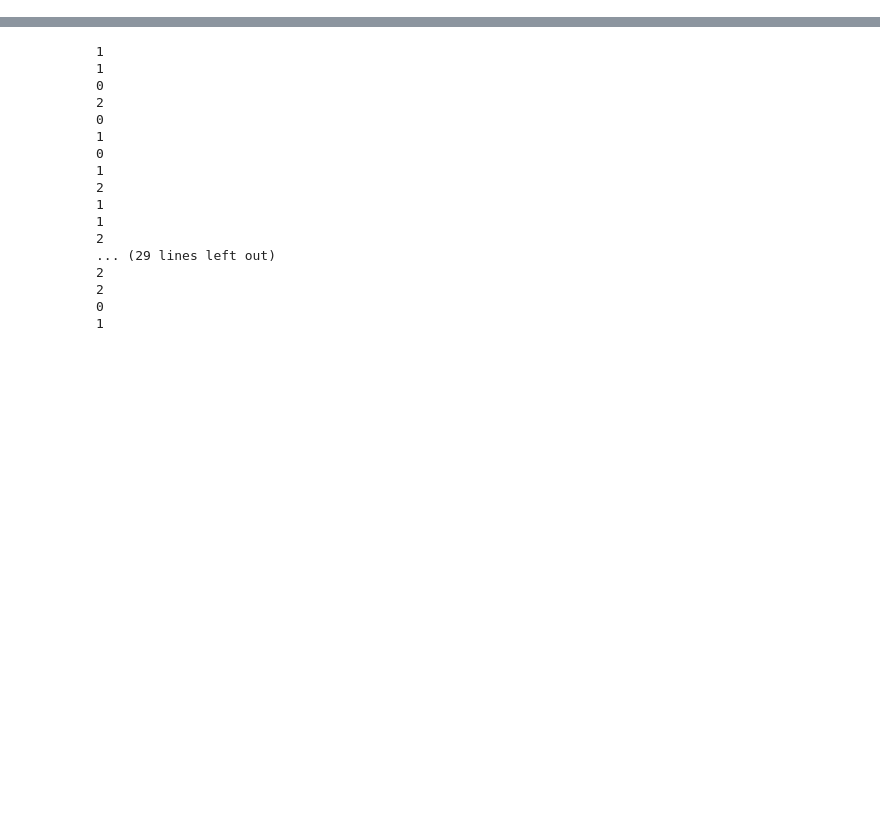
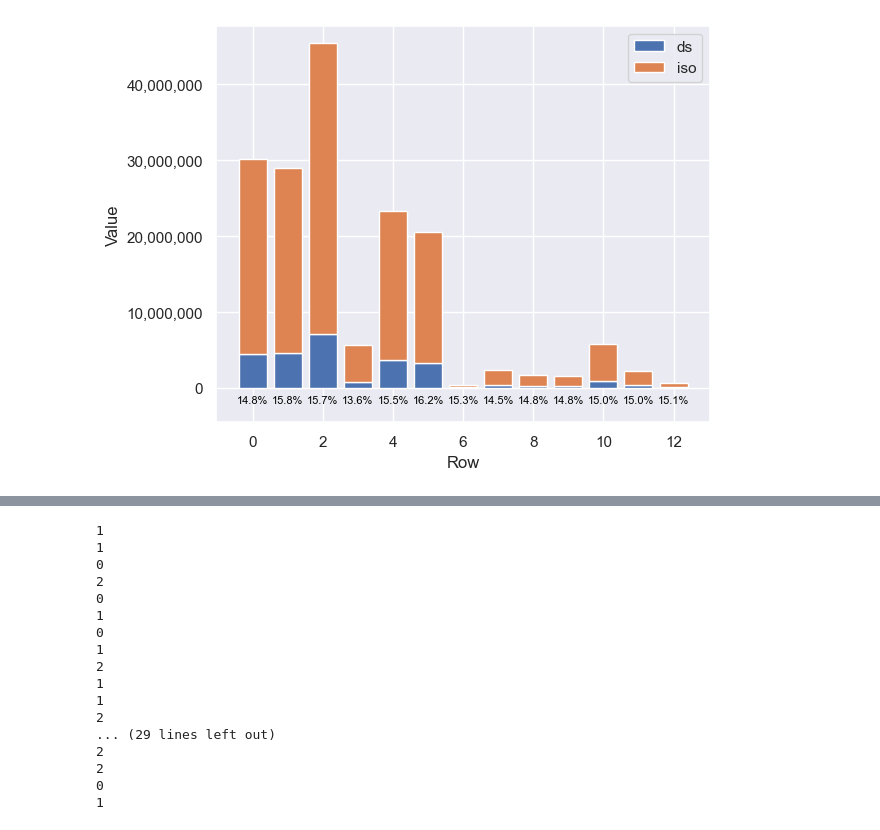
Before and after one commit to fkaempf/mcns.motif, a Jupyter notebook: last_step.ipynb, the cells around one changed output, grey strips where cells are left out. Saved outputs shown, nothing was run; the diff lists cells and outputs as text; code cells hidden in the pictures; blank space fills up the shorter version.

```diff
--- a/last_step.ipynb
+++ b/last_step.ipynb
@@ -199,0 +256,42 @@ plt.show()
+# %%
+import pandas as pd
+import matplotlib.pyplot as plt
+import matplotlib.ticker as ticker
+
+aaa = pd.read_csv('motif.ds.vs.iso.csv', usecols=['ds','iso'])
+
+fig, ax = plt.subplots()
+ax.bar(aaa.index, aaa['ds'],       label='ds')
+ax.bar(aaa.index, aaa['iso'],      bottom=aaa['ds'], label='iso')
+
+# compute a little bottom margin for the annotations
+max_total = (aaa['ds'] + aaa['iso']).max()
+margin    = max_total * 0.1
+ax.set_ylim(-margin, None)
+
+# add %-labels under each bar
+for idx, (ds_val, iso_val) in enumerate(zip(aaa['ds'], aaa['iso'])):
+    total = ds_val + iso_val
+    pct   = (ds_val / total * 100) if total else 0
+    ax.text(
+        idx,            # x position
+        -margin * 0.2,  # a bit below zero
+        f'{pct:.1f}%',  # label
+        ha='center',
+        va='top',
+        color='black',
+        fontsize=8
+    )
+
+ax.set_xlabel('Row')
+ax.set_ylabel('Value')
+ax.ticklabel_format(style='plain', axis='y')
+ax.yaxis.set_major_formatter(ticker.FuncFormatter(lambda x, pos: f'{int(x):,}'))
+
+ax.legend()
+plt.tight_layout()
+plt.show()
+
+aaa
+# %% [output]
+[figure, added]
```
Also changed, not shown: parts of 12 cells of this notebook, 1 other file.
